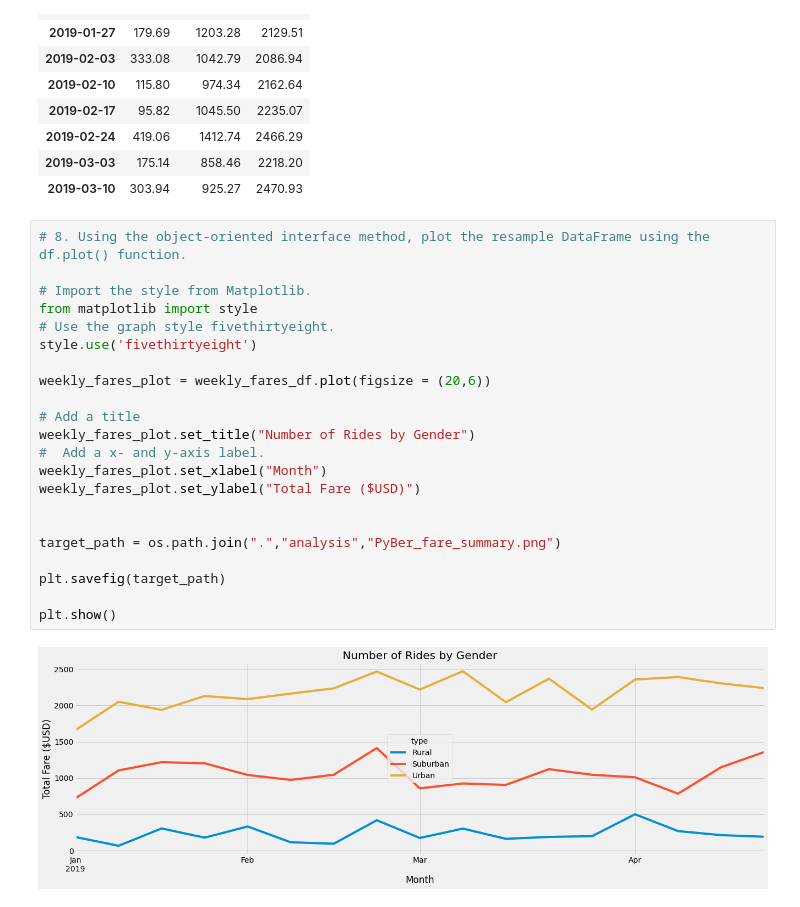
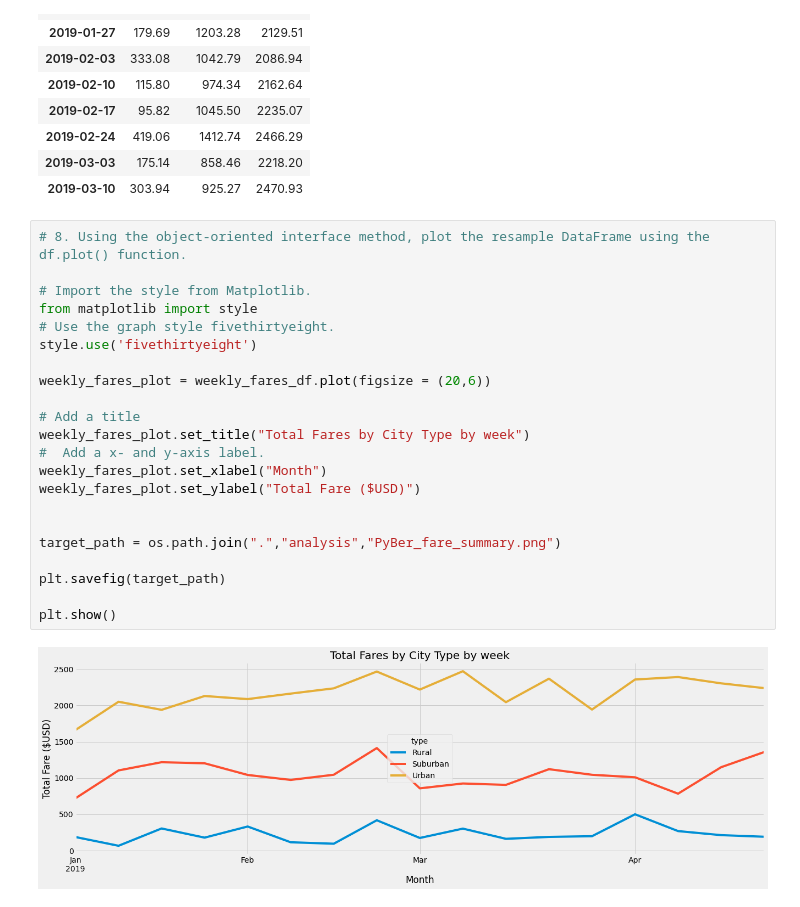
Before and after one commit to codestorms37/PyBer_Analysis, a Jupyter notebook: PyBer_Challenge.ipynb, the cells around one changed output. Cells and saved outputs as stored; diff of their text form.

```diff
--- a/PyBer_Challenge.ipynb
+++ b/PyBer_Challenge.ipynb
@@ -300,24 +300,24 @@ weekly_fares_df.head(10)
 # %%
 # 8. Using the object-oriented interface method, plot the resample DataFrame using the df.plot() function.
 
 # Import the style from Matplotlib.
 from matplotlib import style
 # Use the graph style fivethirtyeight.
 style.use('fivethirtyeight')
 
 weekly_fares_plot = weekly_fares_df.plot(figsize = (20,6))
 
 # Add a title
-weekly_fares_plot.set_title("Number of Rides by Gender")
+weekly_fares_plot.set_title("Total Fares by City Type by week")
 #  Add a x- and y-axis label.
 weekly_fares_plot.set_xlabel("Month")
 weekly_fares_plot.set_ylabel("Total Fare ($USD)")
 
 
 target_path = os.path.join(".","analysis","PyBer_fare_summary.png")
 
 plt.savefig(target_path)
 
 plt.show()
 # %% [output]
-[figure, old version]
+[figure, new version]
```
Also changed, not shown: 2 other files.
